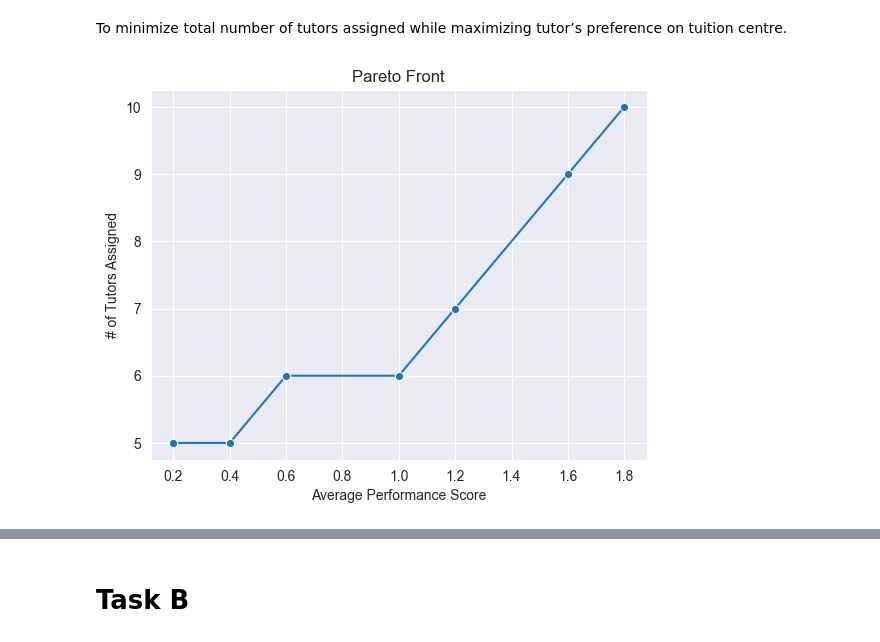
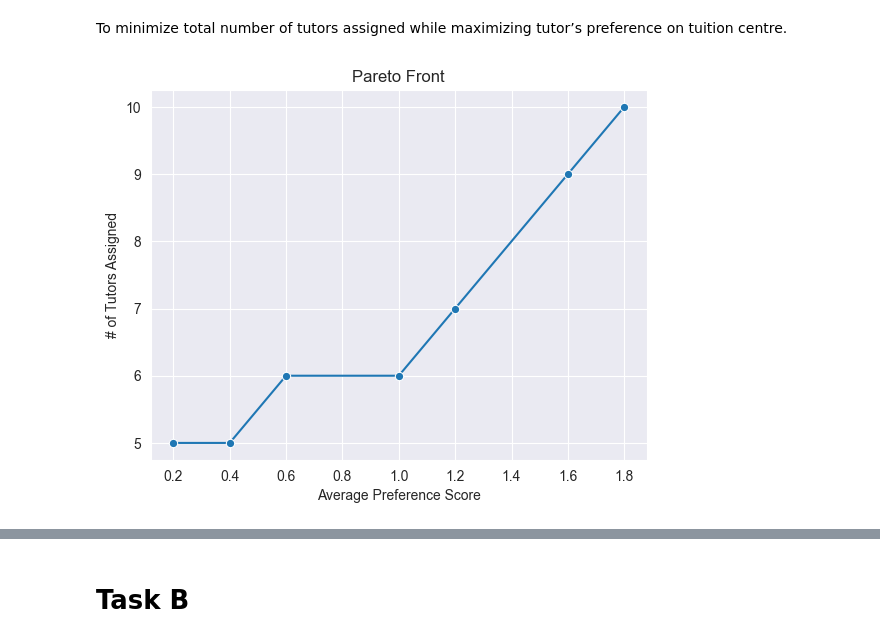
Before and after one commit to jamespltan/urban-broccoli, a Jupyter notebook: solution.ipynb, the cells around one changed output, grey strips where cells are left out. Cells and saved outputs as stored; diff of their text form; code cells hidden in the pictures.

```diff
--- a/solution.ipynb
+++ b/solution.ipynb
@@ -183,14 +183,14 @@ class Problem:
         workloads = [sum([d.solution_value for d in d_tutor_students.values()]) for d_tutor_students in self.d_tutor_student.values()]
         return sum([abs(w - self.get_average_workload()) for w in workloads]) / len(self.tutors)
 
-    def get_performance_score(self):
+    def get_preference_score(self):
         return self.preference_score.solution_value
 # %% [markdown]
 # Task A
 # %% [markdown]
 To minimize total number of tutors assigned while maximizing tutor’s preference on tuition centre.
 # %%
-# takes several minutes to run
+# may take several minutes to run
 score_intervals = np.linspace(0, 2, num=8)
 xa = []
 ya = []
@@ -200,10 +200,10 @@ for i in range(len(score_intervals)-1):
     problem = Problem(ObjectiveType.A, pl, pu)
     if not problem.solve():
         continue
-    xa.append(problem.get_performance_score())
+    xa.append(problem.get_preference_score())
     ya.append(problem.get_num_of_tutors_assigned())
 # %%
 ax = sns.lineplot(x=xa, y=ya, marker="o")
-ax.set(xlabel="Average Performance Score", ylabel="# of Tutors Assigned", title='Pareto Front');
+ax.set(xlabel="Average Preference Score", ylabel="# of Tutors Assigned", title='Pareto Front');
 # %% [output]
-[figure, old version]
+[figure, new version]
```
Also changed, not shown: parts of 4 cells of this notebook, 1 other file.
